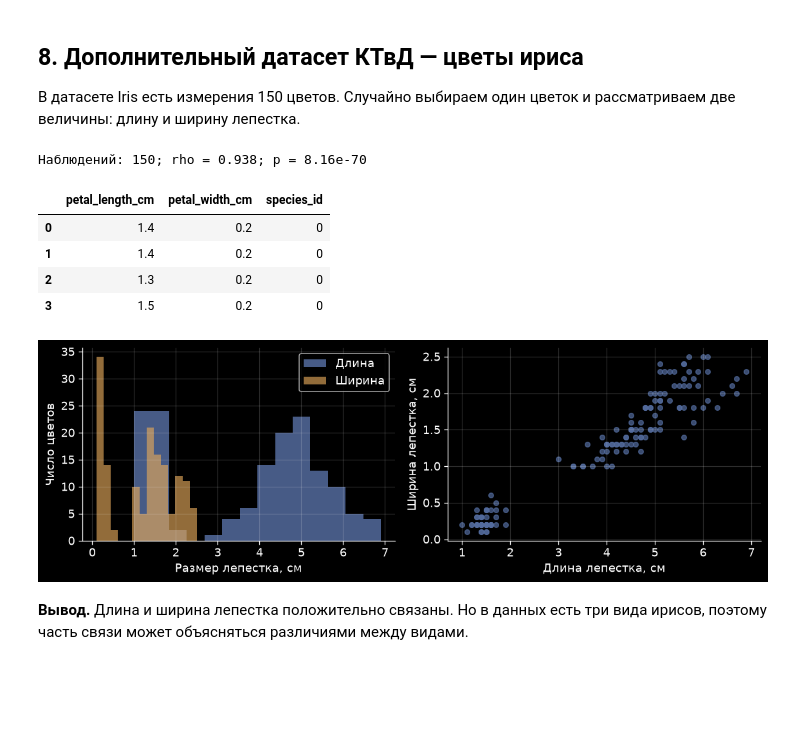
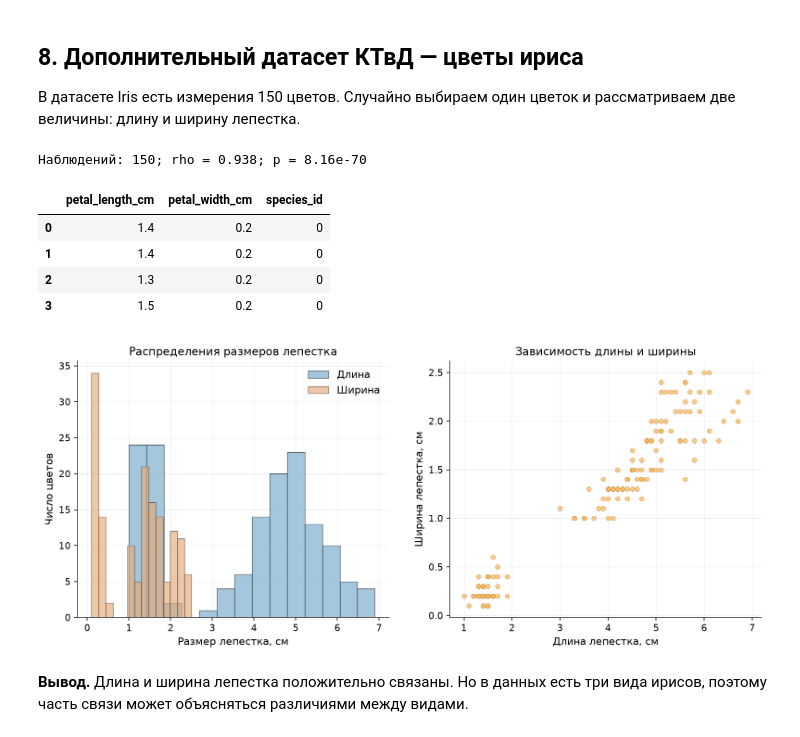
Before and after one commit to katrindemkina/Lab1, a Jupyter notebook: Lab01_Sprint1.ipynb, the cells around one changed output. Saved outputs shown, nothing was run; the diff lists cells and outputs as text; code cells hidden in the pictures; blank space fills up the shorter version.

```diff
--- a/Lab01_Sprint1.ipynb
+++ b/Lab01_Sprint1.ipynb
@@ -265,18 +315,26 @@ print(f"Больше строк: {pos}, меньше: {neg}, одинаково:
 print(f"Средняя разница: {diff.mean():.2f} строки; p = {pvalue:.3g}")
 print("H0 отвергается" if pvalue < 0.05 else "Недостаточно оснований отвергнуть H0")
 
-fig, axs = plt.subplots(1, 2, figsize=(10, 3.4))
-layout.boxplot(column="lines", by="font", ax=axs[0], grid=False)
-axs[0].set_title("Число строк по шрифтам")
+fig, axs = plt.subplots(1, 2, figsize=(11, 4.8))
+layout.boxplot(column="lines", by="font", ax=axs[0], grid=False,
+               boxprops=dict(color="#333333"), medianprops=dict(color="#D37A35", linewidth=1.8),
+               whiskerprops=dict(color="#333333"), capprops=dict(color="#333333"),
+               flierprops=dict(marker="o", markersize=4, markerfacecolor="#8EB9D6",
+                               markeredgecolor="#333333", alpha=0.65))
+axs[0].set_title("Количество строк в разных шрифтах")
 axs[0].set_xlabel("")
 axs[0].set_ylabel("Строки, шт.")
-axs[0].tick_params(axis="x", rotation=15)
-axs[1].hist(diff, bins=np.arange(-0.5, diff.max() + 1.5), color="#546C9E", edgecolor="white")
+axs[0].set_xticklabels(["Sans", "Sans Mono", "Serif"], rotation=0)
+axs[0].grid(axis="y", alpha=0.35)
+axs[1].hist(diff, bins=np.arange(-0.5, diff.max() + 1.5),
+            color="#8EB9D6", edgecolor="#333333", linewidth=0.75)
 axs[1].set_title("Разница: Mono − Serif")
 axs[1].set_xlabel("Дополнительные строки, шт.")
 axs[1].set_ylabel("Число фрагментов")
+axs[1].grid(axis="y", alpha=0.35)
+for ax in axs: ax.set_axisbelow(True)
 fig.suptitle("")
-fig.tight_layout()
+fig.tight_layout(w_pad=2.5)
 plt.show()
 # %% [output]
 Больше строк: 33, меньше: 0, одинаково: 21
@@ -293,27 +351,35 @@ H0 отвергается
 # %%
 iris = pd.read_csv("data/iris.csv")
 rho, pv = stats.spearmanr(iris.petal_length_cm, iris.petal_width_cm)
 print(f"Наблюдений: {len(iris)}; rho = {rho:.3f}; p = {pv:.3g}")
 display(iris.head(4))
-fig, axs = plt.subplots(1, 2, figsize=(10, 3.4))
-axs[0].hist(iris.petal_length_cm, bins=14, color="#546C9E", alpha=0.85, label="Длина")
-axs[0].hist(iris.petal_width_cm, bins=14, color="#E2A75A", alpha=0.65, label="Ширина")
+fig, axs = plt.subplots(1, 2, figsize=(11, 4.8))
+axs[0].hist(iris.petal_length_cm, bins=14, color="#8EB9D6", alpha=0.8,
+            edgecolor="#333333", linewidth=0.65, label="Длина")
+axs[0].hist(iris.petal_width_cm, bins=14, color="#E6AA78", alpha=0.65,
+            edgecolor="#333333", linewidth=0.65, label="Ширина")
 axs[0].set_xlabel("Размер лепестка, см")
 axs[0].set_ylabel("Число цветов")
+axs[0].set_title("Распределения размеров лепестка")
 axs[0].legend()
-axs[1].scatter(iris.petal_length_cm, iris.petal_width_cm, s=22, alpha=0.7, color="#546C9E")
+axs[1].scatter(iris.petal_length_cm, iris.petal_width_cm, s=26, alpha=0.72,
+               color="#F4B65D", edgecolor="#AA7429", linewidth=0.3)
 axs[1].set_xlabel("Длина лепестка, см")
 axs[1].set_ylabel("Ширина лепестка, см")
-fig.tight_layout()
+axs[1].set_title("Зависимость длины и ширины")
+for ax in axs:
+    ax.grid(alpha=0.35)
+    ax.set_axisbelow(True)
+fig.tight_layout(w_pad=2.5)
 plt.show()
 # %% [output]
 Наблюдений: 150; rho = 0.938; p = 8.16e-70
 |  | petal_length_cm | petal_width_cm | species_id |
 | 0 | 1.4 | 0.2 | 0 |
 | 1 | 1.4 | 0.2 | 0 |
 | 2 | 1.3 | 0.2 | 0 |
 | 3 | 1.5 | 0.2 | 0 |
-[figure, old version]
+[figure, new version]
 # %% [markdown]
 **Вывод.** Длина и ширина лепестка положительно связаны. Но в данных есть три вида ирисов, поэтому часть связи может объясняться различиями между видами.
 # %% [markdown]
```
Also changed, not shown: parts of 8 cells of this notebook, 15 other files.
